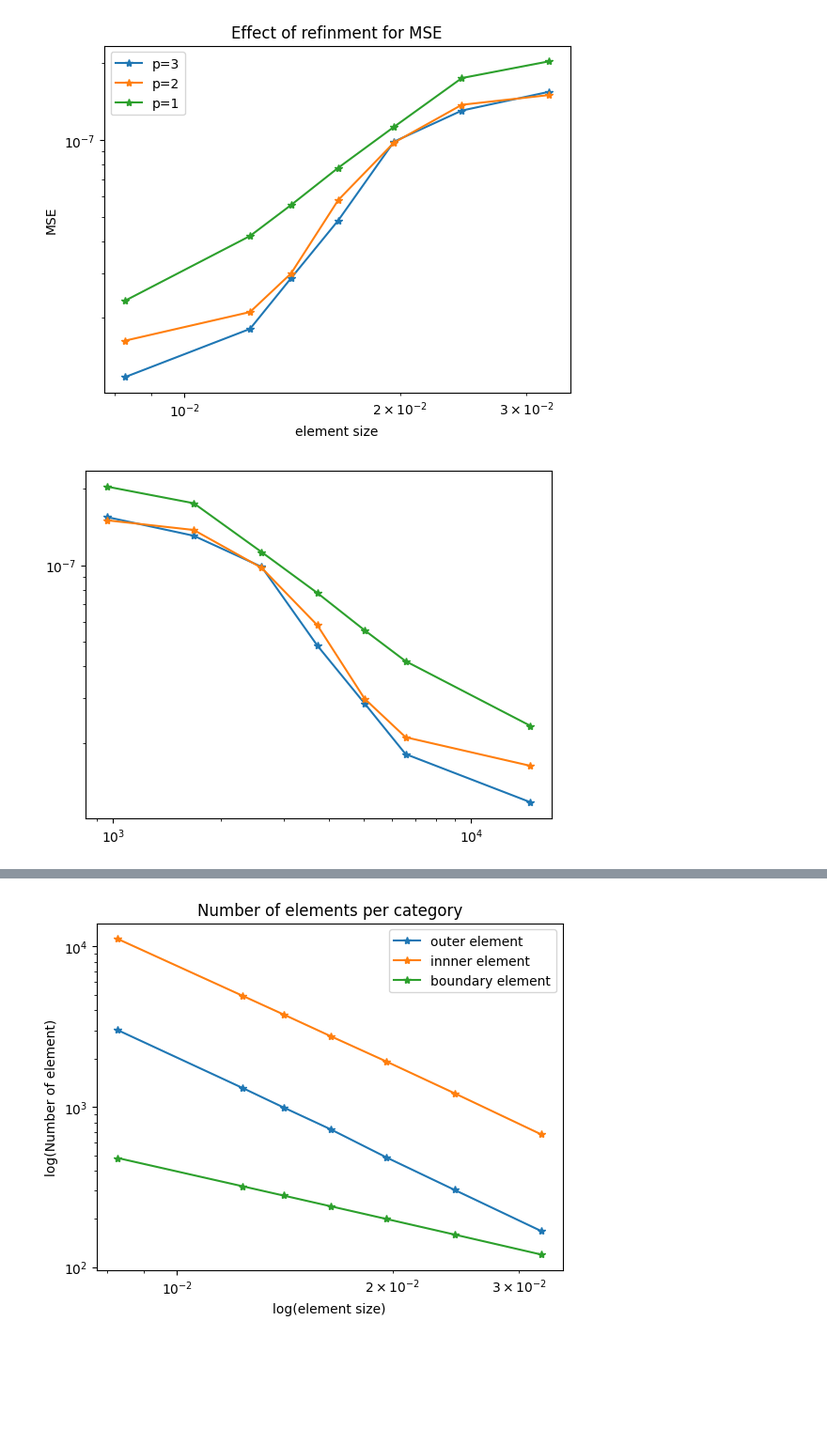
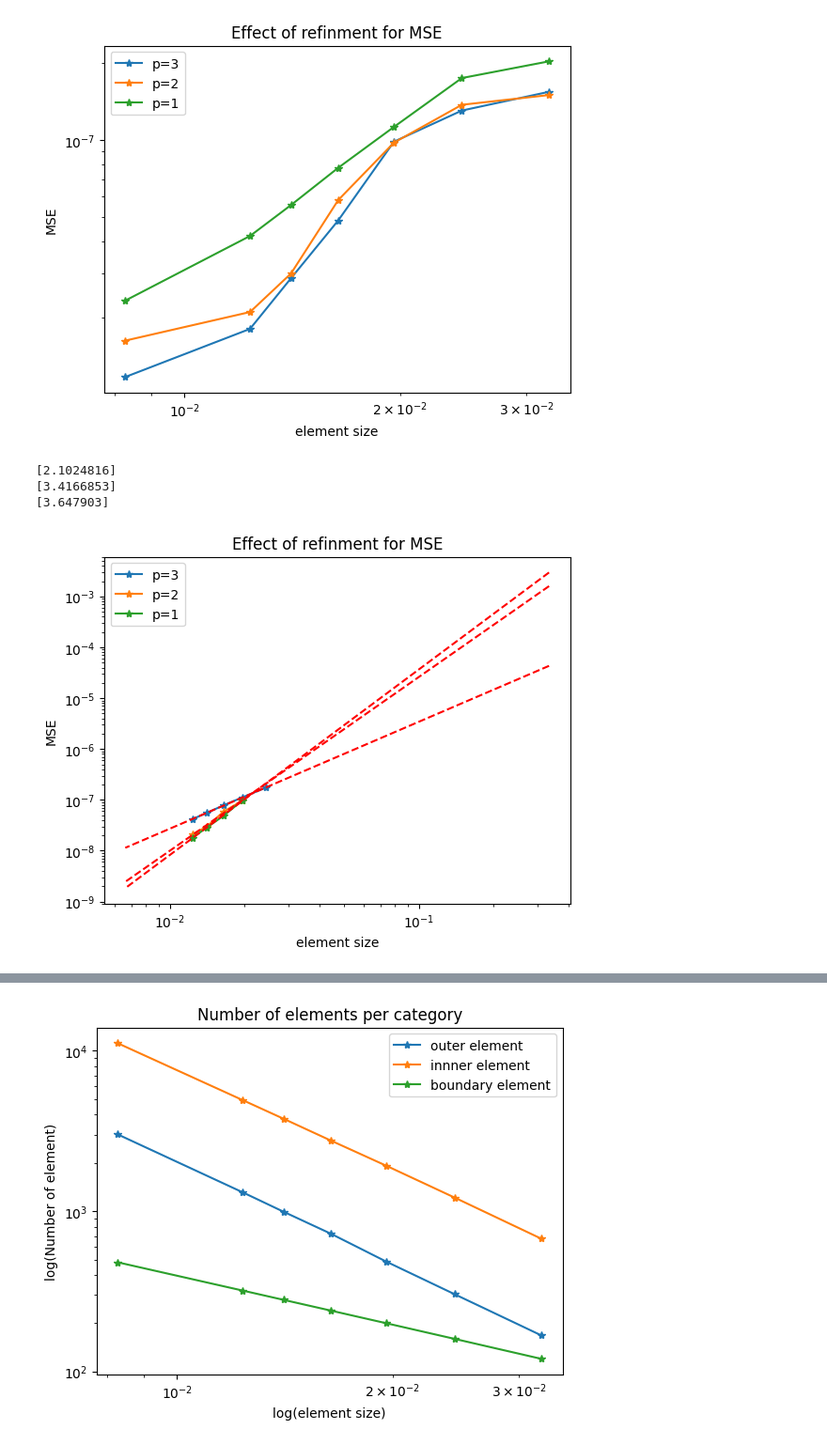
Before and after one commit to csgellert/NeuralIGA, a Jupyter notebook: Neural iga/visualize_results.ipynb, the cells around one changed output, grey strips where cells are left out. Shown at 94% size. Saved outputs shown, nothing was run; the diff lists cells and outputs as text; code cells hidden in the pictures; blank space fills up the shorter version.

Commit message:
add linear regression

```diff
--- a/Neural iga/visualize_results.ipynb
+++ b/Neural iga/visualize_results.ipynb
@@ -131,12 +131,35 @@ plt.ylabel('MSE')
 plt.show()
 # %% [output]
 [figure]
-# %%
-plt.yscale('log')
-plt.xscale('log')
-plt.plot((ccase['test_values'][ccase['mask']]+1)**2,ccase['MSE3'][ccase['mask']],'*-')
-plt.plot((ccase['test_values'][ccase['mask']]+1)**2,ccase['MSE2'][ccase['mask']],'*-')
-plt.plot((ccase['test_values'][ccase['mask']]+1)**2,ccase['MSE1'][ccase['mask']],'*-')
-plt.show()
-# %% [output]
-[figure, removed]
+# %%
+from sklearn.linear_model import LinearRegression
+plt.yscale('log')
+plt.xscale('log')
+plt.plot(ccase['esize'][5:10],ccase['MSE1'][5:10],'*-')
+plt.plot(ccase['esize'][6:10],ccase['MSE2'][6:10],'*-')
+plt.plot(ccase['esize'][6:10],ccase['MSE3'][6:10],'*-')
+#slope, intercept, r_value, p_value, std_err = stats.linregress(np.log(ccase['esize'][5:10]), np.log(ccase['MSE1'][5:10]))
+#print(slope)
+model = LinearRegression().fit(np.log(ccase['esize'][5:10].reshape(-1,1)),np.log(ccase['MSE1'][5:10]))
+print(model.coef_)
+plt.plot(ccase['esize'][:],np.exp(model.predict(np.log(ccase['esize'][:].reshape(-1,1)))),'r--')
+
+model = LinearRegression().fit(np.log(ccase['esize'][6:10].reshape(-1,1)),np.log(ccase['MSE2'][6:10]))
+print(model.coef_)
+plt.plot(ccase['esize'][:],np.exp(model.predict(np.log(ccase['esize'][:].reshape(-1,1)))),'r--')
+
+model = LinearRegression().fit(np.log(ccase['esize'][6:10].reshape(-1,1)),np.log(ccase['MSE3'][6:10]))
+print(model.coef_)
+plt.plot(ccase['esize'][:],np.exp(model.predict(np.log(ccase['esize'][:].reshape(-1,1)))),'r--')
+
+
+plt.legend(['p=3','p=2','p=1'])
+plt.title('Effect of refinment for MSE')
+plt.xlabel('element size')
+plt.ylabel('MSE')
+plt.show()
+# %% [output]
+[2.1024816]
+[3.4166853]
+[3.647903]
+[figure, added]
```
Also changed, not shown: parts of 4 cells of this notebook.
